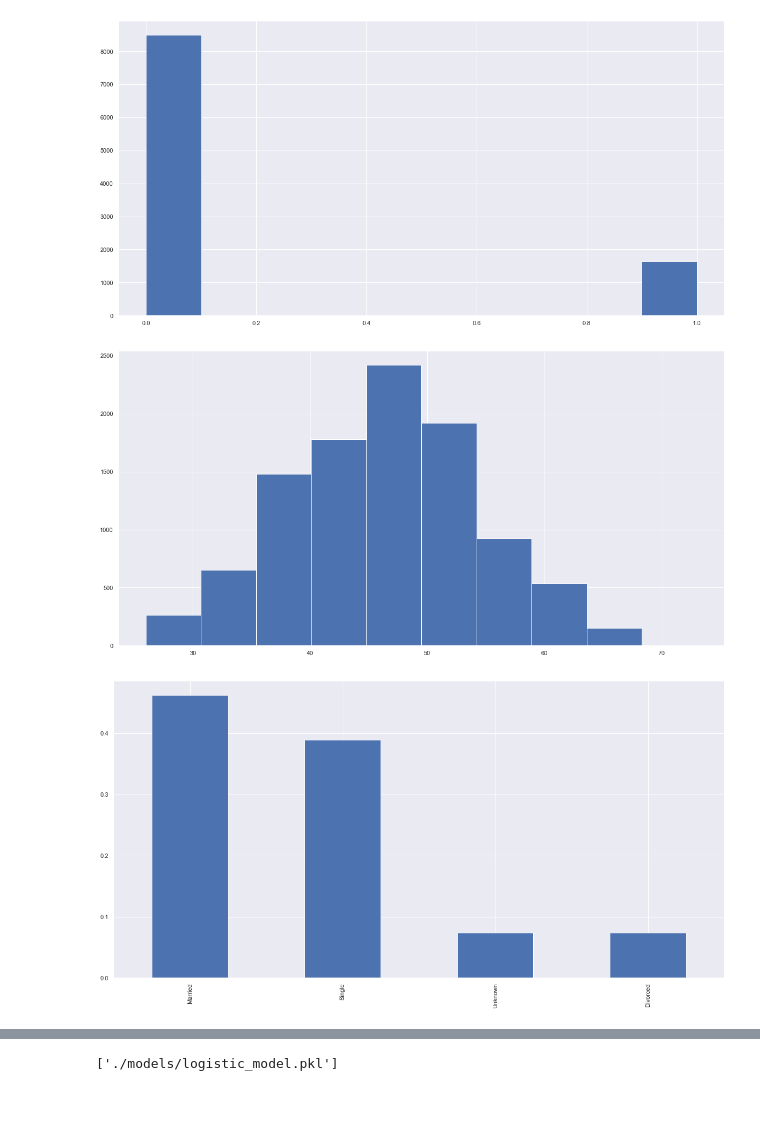
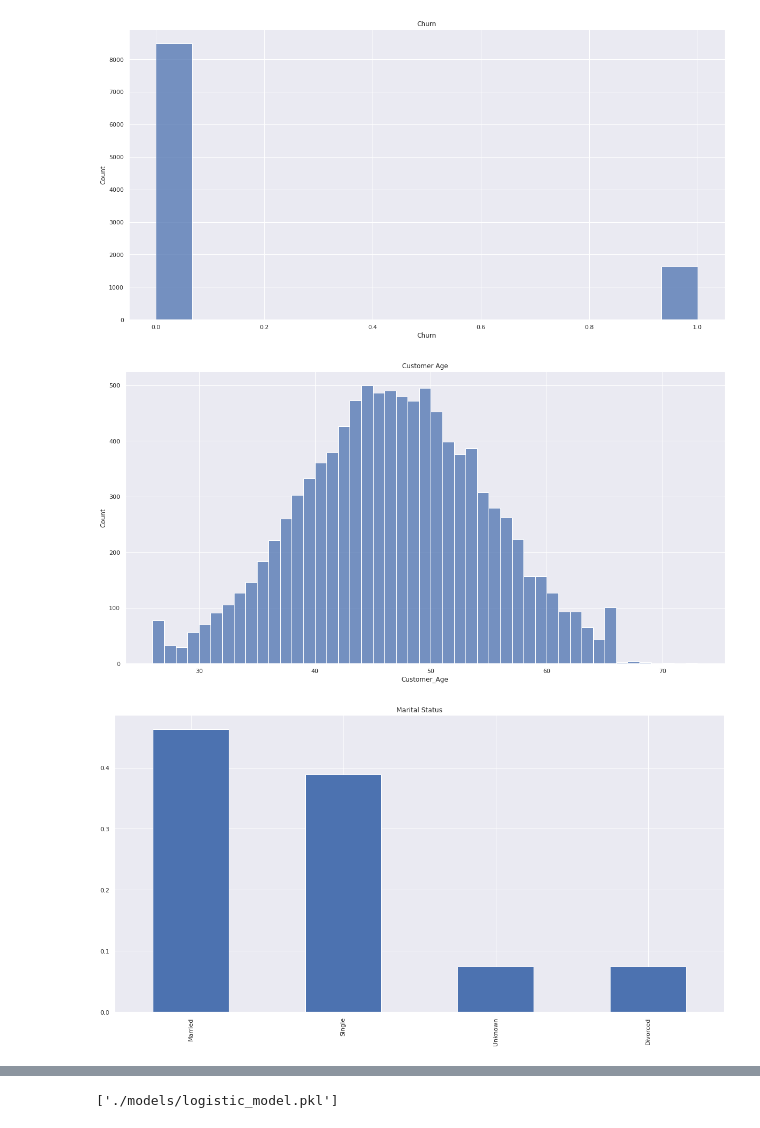
Before and after one commit to lilianabs/predict-customer-churn-with-clean-code, a Jupyter notebook: churn_notebook.ipynb, the cells around one changed output, grey strips where cells are left out. Saved outputs shown, nothing was run; the diff lists cells and outputs as text; code cells hidden in the pictures; blank space fills up the shorter version.

```diff
--- a/churn_notebook.ipynb
+++ b/churn_notebook.ipynb
@@ -19,4 +17,5 @@ ModuleNotFoundError: No module named 'sklearn.impute'
 # %%
 df = pd.read_csv(r"./data/bank_data.csv")
+df.drop(columns=['Unnamed: 0'], inplace=True)
 df.head()
 # %% [output]
@@ -92,18 +91,26 @@ quant_columns = [
 df['Churn'] = df['Attrition_Flag'].apply(lambda val: 0 if val == "Existing Customer" else 1)
 # %%
 plt.figure(figsize=(20,10))
-df['Churn'].hist();
+#df['Churn'].hist();
+sns.histplot(df['Churn']);
+plt.title("Churn");
+plt.savefig('images/churn.jpg')
 # %% [output]
-[figure, old version]
+[figure, new version]
 # %%
 plt.figure(figsize=(20,10))
-df['Customer_Age'].hist();
+#df['Customer_Age'].hist();
+sns.histplot(df['Customer_Age']);
+plt.title('Customer Age');
+plt.savefig('images/customer_age.jpg')
 # %% [output]
-[figure, old version]
+[figure, new version]
 # %%
 plt.figure(figsize=(20,10))
 df.Marital_Status.value_counts('normalize').plot(kind='bar');
+plt.title('Marital Status');
+plt.savefig('images/marital_status.jpg')
 # %% [output]
-[figure, old version]
+[figure, new version]
 # %%
 plt.figure(figsize=(20,10))
```
Also changed, not shown: parts of 18 cells of this notebook, 3 other files.
